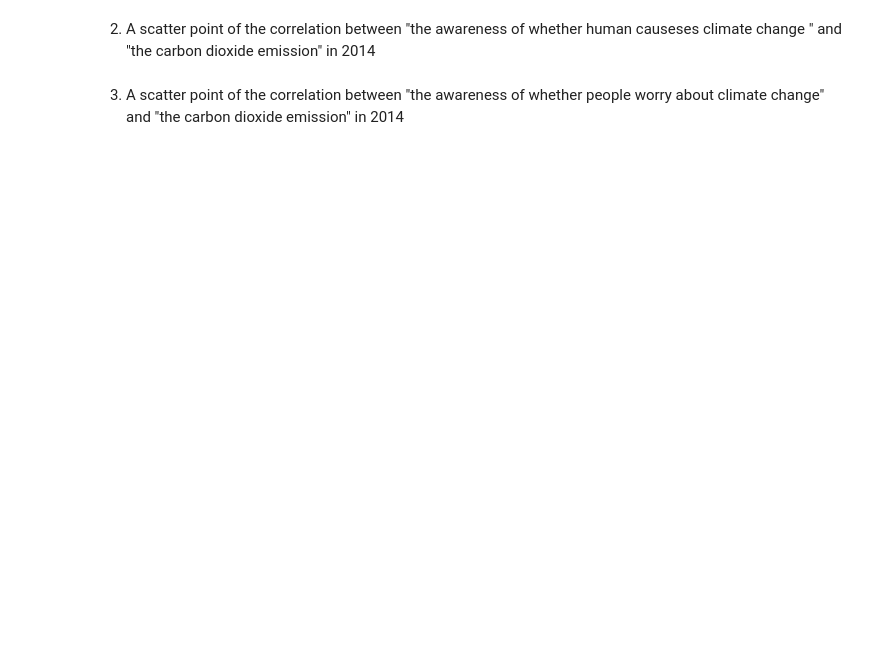
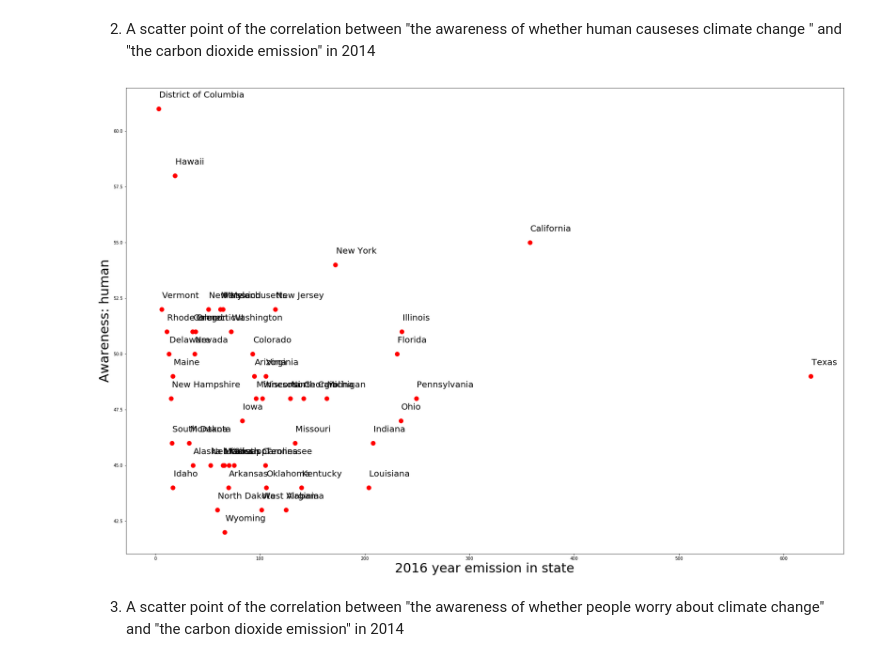
Before and after one commit to sichan502/COGS108_FinalProject, a Jupyter notebook: Jing_Data.ipynb, the cells around one changed output. Saved outputs shown, nothing was run; the diff lists cells and outputs as text; code cells hidden in the pictures; blank space fills up the shorter version.

```diff
--- a/Jing_Data.ipynb
+++ b/Jing_Data.ipynb
@@ -521,21 +1311,23 @@ plt.show()
 # %% [markdown]
 2. A scatter point of the correlation between "the awareness of whether human causeses climate change " and "the carbon dioxide emission" in 2014
 # %%
-x = State_Awareness_CO2_2014[2014]
+x = State_Awareness_CO2_2014['twothousandfourteen']
 y = State_Awareness_CO2_2014['human']
 types = State_Awareness_CO2_2014['State']
 
 for i,j in enumerate(types):
     x_coor = x[i]
     y_coor = y[i]
     plt.plot(x_coor, y_coor, marker = '.', color = 'red', markersize = 20)
     plt.text(x_coor + 0.5, y_coor + 0.5, j, fontsize = 20)
     plt.xlabel('2016 year emission in state', fontsize = 30)
     plt.ylabel('Awareness: human', fontsize = 30)
 
 ## adjust the size of the size
 plt.gcf().set_size_inches((30, 20))
 plt.show()
+# %% [output]
+[figure, added]
 # %% [markdown]
 3. A scatter point of the correlation between "the awareness of whether people worry about climate change" and "the carbon dioxide emission" in 2014
 # %%
```
Also changed, not shown: parts of 92 cells of this notebook.
